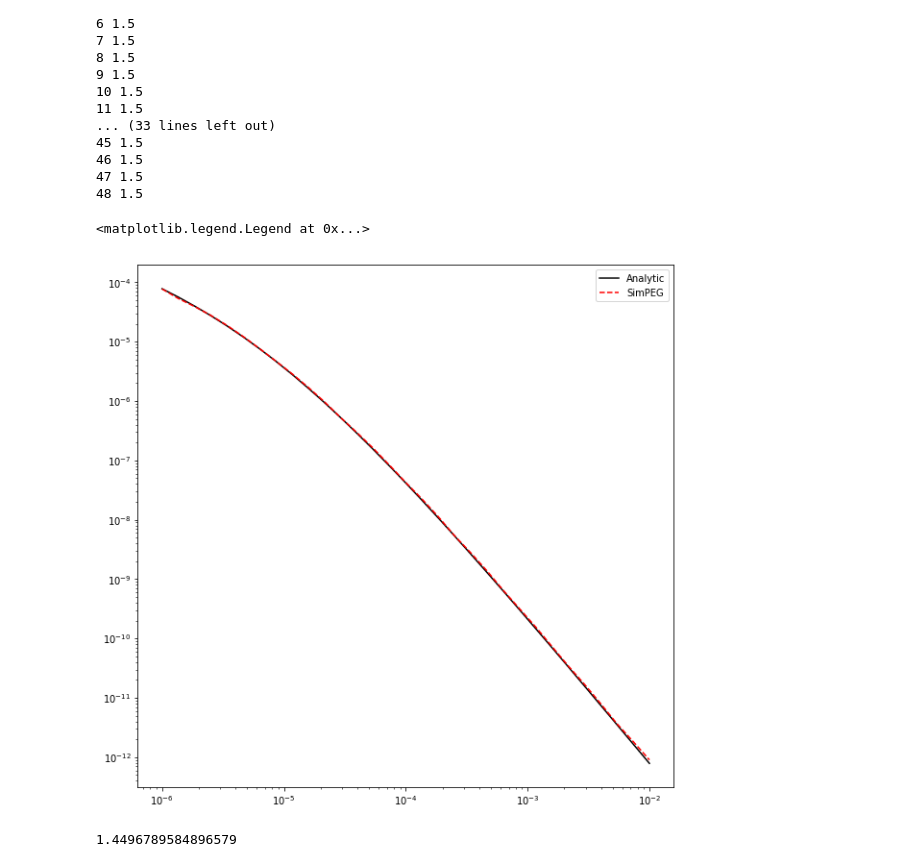
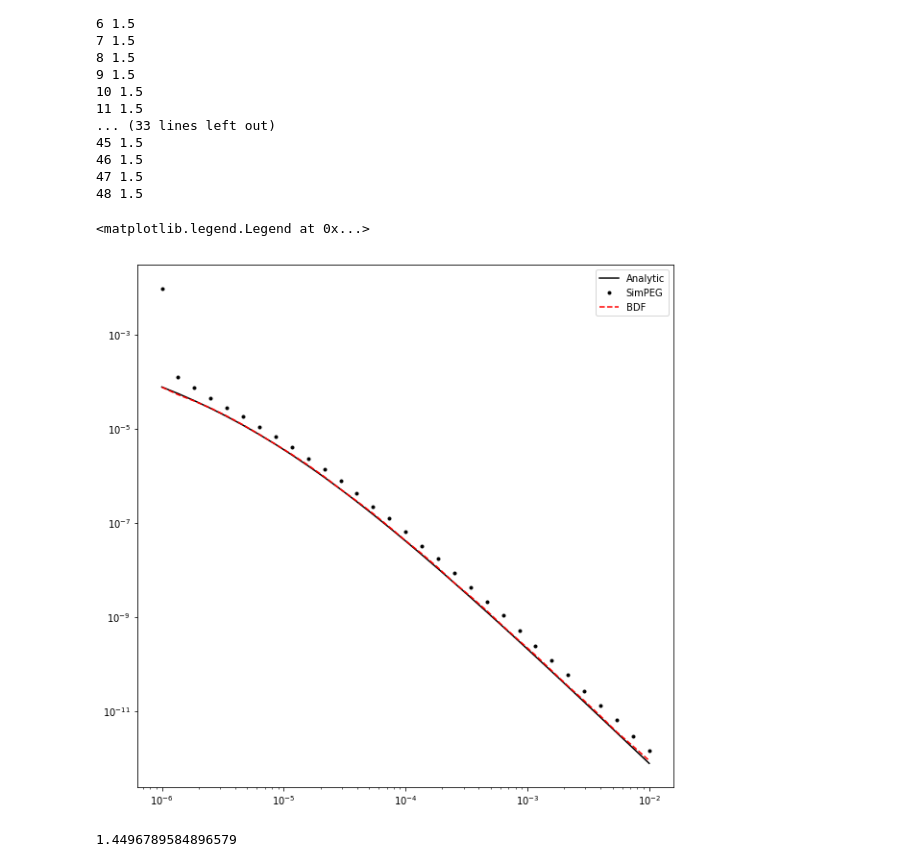
Before and after one commit to simpeg-research/kang-2019-3D-aem, a Jupyter notebook: notebooks/forward-solver-step-off.ipynb, the cells around one changed output. Drawn from its saved outputs; the diff is of its cells as text; code cells hidden in the pictures.

```diff
--- a/notebooks/forward-solver-step-off.ipynb
+++ b/notebooks/forward-solver-step-off.ipynb
@@ -240,13 +237,13 @@ temp2 = bdf2()
 # %%
 plt.figure(figsize = (10, 10))
 plt.loglog(rx.times, -data_analytic, 'k')
-# plt.loglog(rx.times, -data, 'k.')
+plt.loglog(rx.times, -data, 'k.')
 # plt.loglog(rx.times, -temp1, 'b--')
 plt.loglog(rx.times, -temp2, 'r--')
 plt.legend(("Analytic", "SimPEG", "BDF", "BDF2"))
 # %% [output]
 <matplotlib.legend.Legend at 0x...>
-[figure, old version]
+[figure, new version]
 # %%
 np.linalg.norm((data_analytic-temp1)/data_analytic)
 # %% [output]
```
Also changed, not shown: parts of 1 cell of this notebook.
